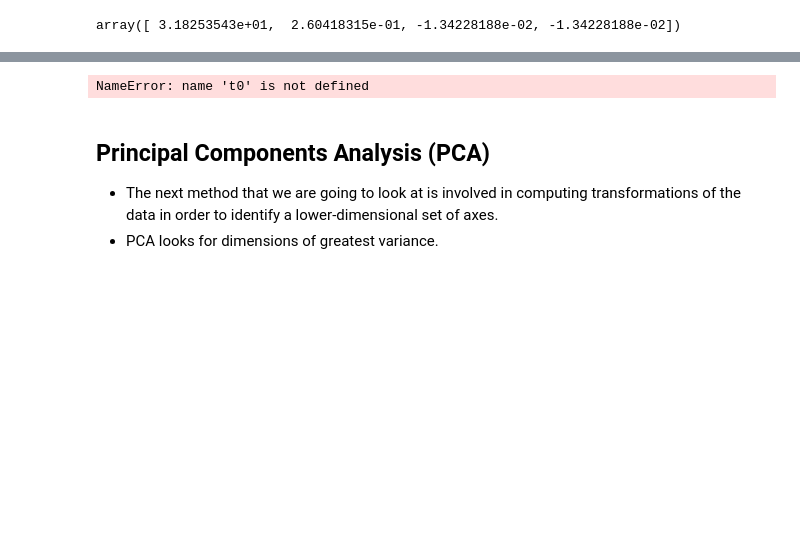
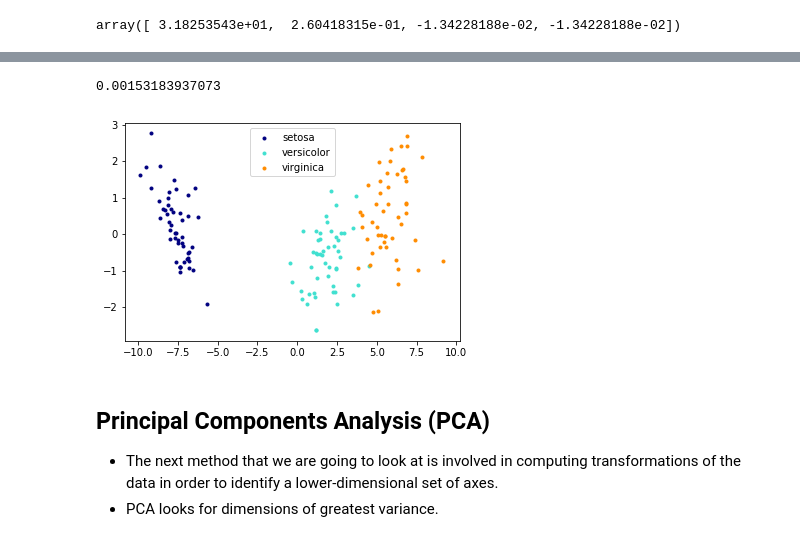
Before and after one commit to MJEmilio/MachineLearning, a Jupyter notebook: DimensionalityReduction.ipynb, the cells around one changed output, grey strips where cells are left out. Saved outputs shown, nothing was run; the diff lists cells and outputs as text; code cells hidden in the pictures; blank space fills up the shorter version.

```diff
--- a/DimensionalityReduction.ipynb
+++ b/DimensionalityReduction.ipynb
@@ -174,13 +174,14 @@ pl_sc(target_ids, lda)
 # %%
 from sklearn.discriminant_analysis import LinearDiscriminantAnalysis as lda
 lda = lda(n_components=2)
+t0 = time()
+X_lda = lda.fit(data, labels).transform(data)
 t1 = time()
-X_lda = lda.fit(data, labels).transform(data)
-t2 = time()
 print(t1 - t0)
 pl_sc(target_ids, X_lda)
 # %% [output]
-NameError: name 't0' is not defined
+0.00153183937073
+[figure, added]
 # %% [markdown]
 ## Principal Components Analysis (PCA)
 - The next method that we are going to look at is involved in computing transformations of the data in order to identify a lower-dimensional set of axes.
```
Also changed, not shown: parts of 11 cells of this notebook, 1 other file.
